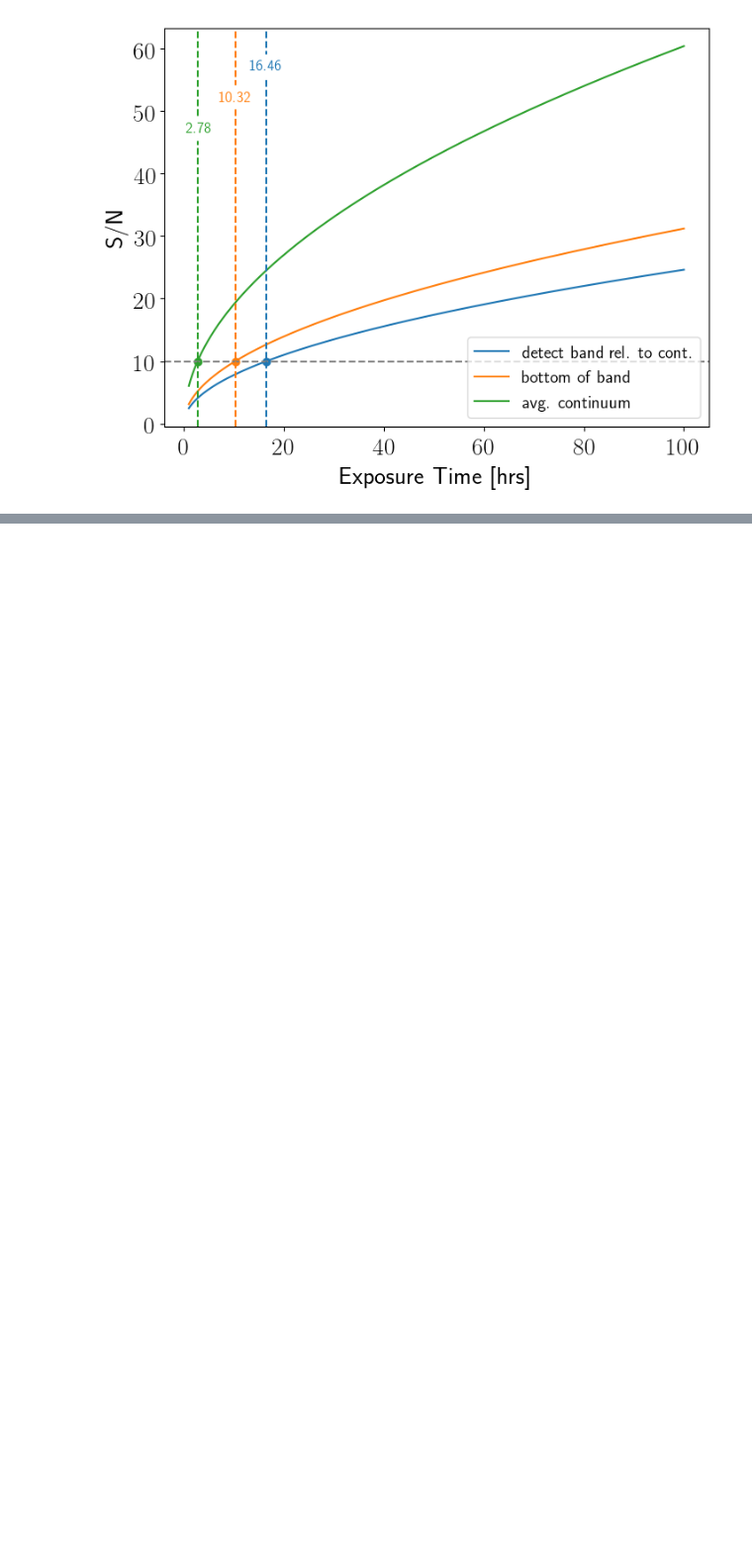
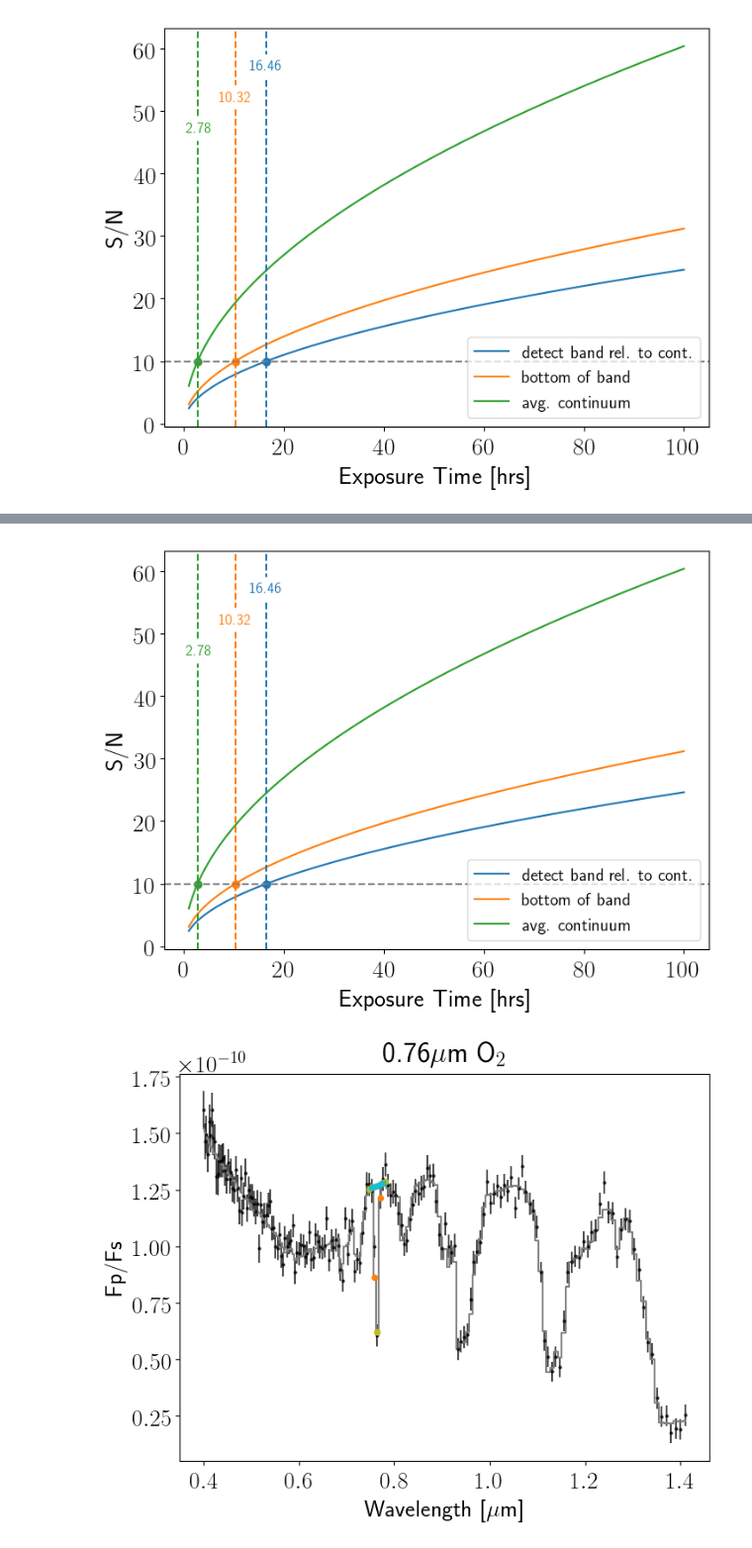
Before and after one commit to jlustigy/luvoir_hec_drm, a Jupyter notebook: notebooks/initial_spectroscopy.ipynb, the cells around one changed output, grey strips where cells are left out. Shown at 99% size. Cells and saved outputs as stored; diff of their text form; code cells hidden in the pictures; blank space fills up the shorter version.

```diff
--- a/notebooks/initial_spectroscopy.ipynb
+++ b/notebooks/initial_spectroscopy.ipynb
@@ -279,0 +383,5 @@ SNR = 31.20 on bottom of band in a 5.00 hour exposure
+# %%
+etimes = determine_exposure_time(cn, [0.75, 0.78], title = "0.76$\mu$m O$_2$", plot_snr_curves=True, plot_spectrum=True)
+# %% [output]
+[figure, added]
+[figure, added]
```
Also changed, not shown: parts of 15 cells of this notebook.
